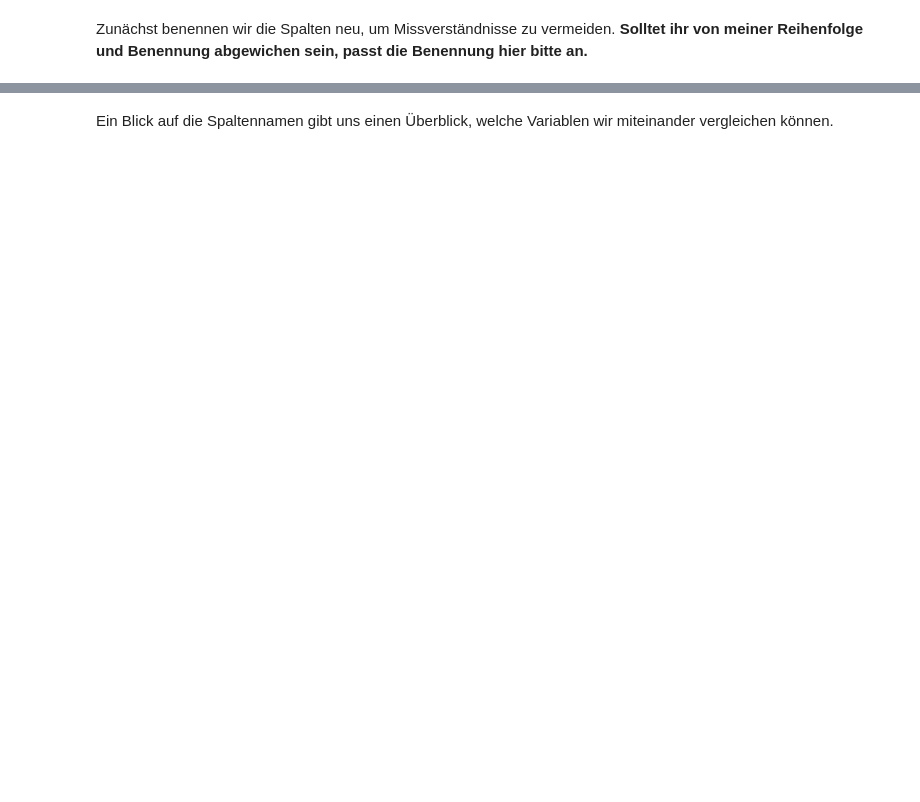
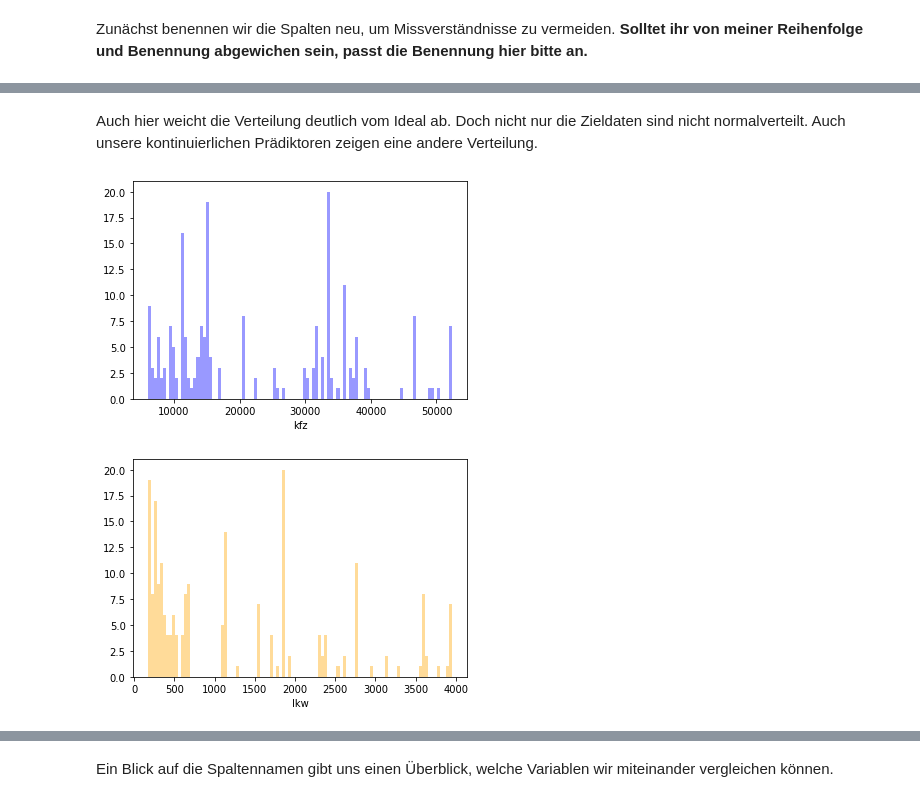
Before and after one commit to phiscu/low_cost_sensors, a Jupyter notebook: ufp_spatial_analysis.ipynb, the cells around one changed output, grey strips where cells are left out. Saved outputs shown, nothing was run; the diff lists cells and outputs as text; code cells hidden in the pictures; blank space fills up the shorter version.

```diff
--- a/ufp_spatial_analysis.ipynb
+++ b/ufp_spatial_analysis.ipynb
@@ -49,0 +173,11 @@ from sklearn.linear_model import LinearRegression
+# %% [markdown]
+Auch hier weicht die Verteilung deutlich vom Ideal ab. Doch nicht nur die Zieldaten sind nicht normalverteilt. Auch unsere kontinuierlichen Prädiktoren zeigen eine andere Verteilung.
+# %%
+sbn.distplot(data['kfz'], kde=False, color='blue', bins=100)
+plt.show()
+
+sbn.distplot(data['lkw'], kde=False, color='orange', bins=100)
+plt.show()
+# %% [output]
+[figure, added]
+[figure, added]
```
Also changed, not shown: parts of 91 cells of this notebook, 2 other files.
